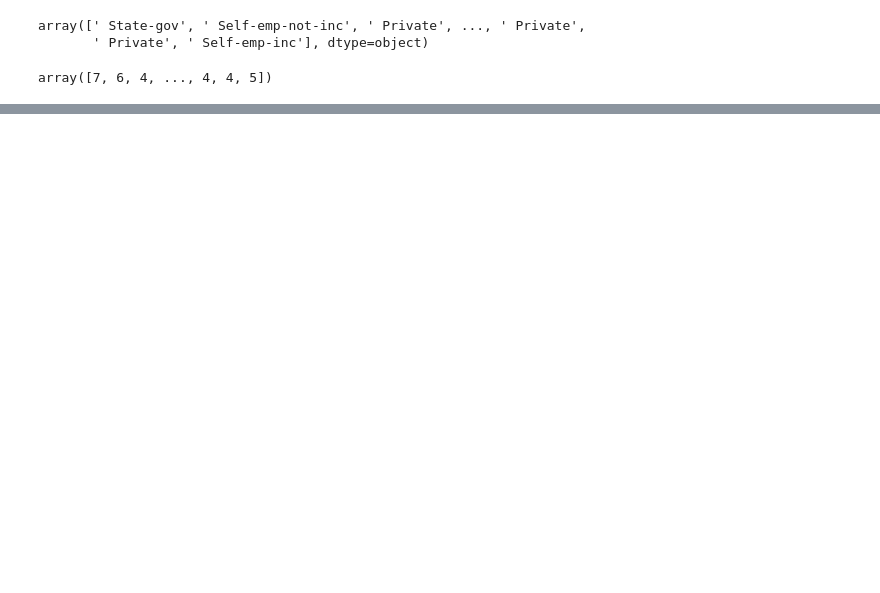
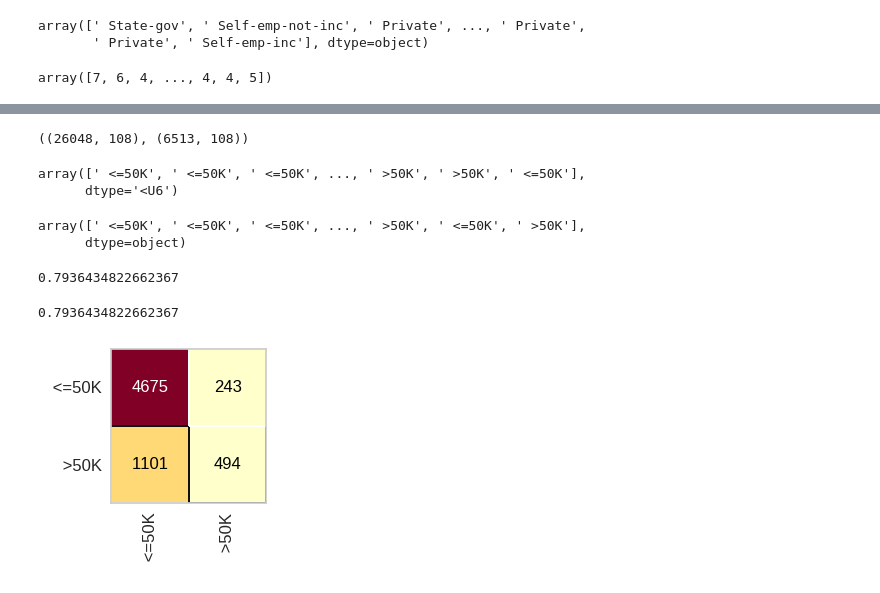
Before and after one commit to JuuhhCarol/AulasIA, a Jupyter notebook: Aula4.ipynb, the cells around one changed output, grey strips where cells are left out. Cells and saved outputs as stored; diff of their text form; code cells hidden in the pictures; blank space fills up the shorter version.

```diff
--- a/Aula4.ipynb
+++ b/Aula4.ipynb
@@ -125,0 +131,3 @@ x_census[:,13] = label_encoder_country.fit_transform(x_census[:,13])
+# %%
+x_census = onehotencoder_census.fit_transform(x_census)
+x_census[0]
@@ -125,0 +142,45 @@ x_census[:,13] = label_encoder_country.fit_transform(x_census[:,13])
+# %%
+#treinando a ia
+from sklearn.model_selection import train_test_split
+x_census_treinamento, x_census_teste,y_census_treinamento, y_census_teste = train_test_split(x_census,y_census, test_size=0.2,random_state = 0)
+x_census_treinamento.shape, x_census_teste.shape
+# %% [output]
+((26048, 108), (6513, 108))
+# %%
+#ele cria um arquivo py pra nn ter q rodar td isso dnv dnv e dnv
+import pickle
+with open ('census.pkl', mode = 'wb') as f:
+    pickle.dump([x_census_treinamento, x_census_teste,y_census_treinamento, y_census_teste],f)
+# %%
+#naive bayes
+from sklearn.naive_bayes import GaussianNB
+import pickle
+with open('census.pkl','rb') as f:
+    x_census_treinamento, x_census_teste,y_census_treinamento, y_census_teste = pickle.load(f)
+
+naive_census = GaussianNB()
+naive_census.fit(x_census_treinamento.toarray(),y_census_treinamento)
+previsoes = naive_census.predict(x_census_teste.toarray())
+previsoes
+# %% [output]
+array([' <=50K', ' <=50K', ' <=50K', ..., ' >50K', ' >50K', ' <=50K'],
+      dtype='<U6')
+# %%
+y_census_teste
+# %% [output]
+array([' <=50K', ' <=50K', ' <=50K', ..., ' >50K', ' <=50K', ' >50K'],
+      dtype=object)
+# %%
+from sklearn.metrics import accuracy_score, classification_report
+accuracy_score(y_census_teste, previsoes)
+# %% [output]
+0.7936434822662367
+# %%
+from yellowbrick.classifier import ConfusionMatrix
+plt.figure(figsize=(2,2))
+cm = ConfusionMatrix(naive_census)
+cm.fit(x_census_treinamento.toarray(), y_census_treinamento)
+cm.score(x_census_teste.toarray(), y_census_teste)
+# %% [output]
+0.7936434822662367
+[figure, added]
```
Also changed, not shown: parts of 9 cells of this notebook.
